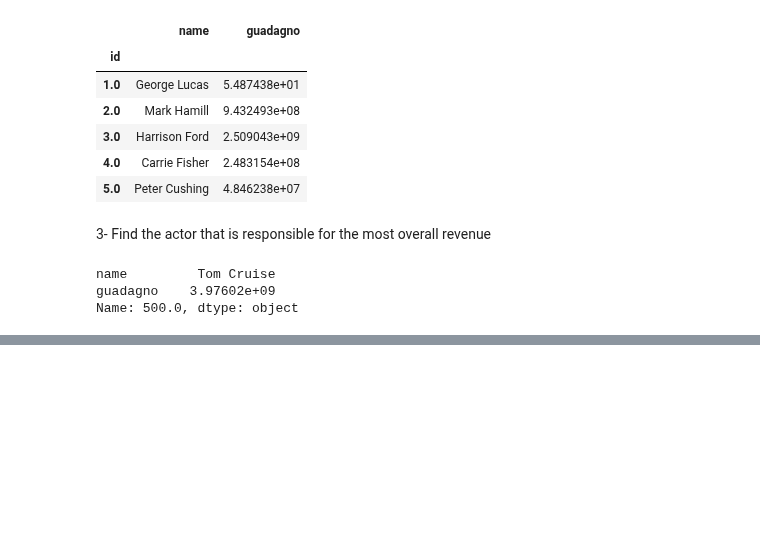
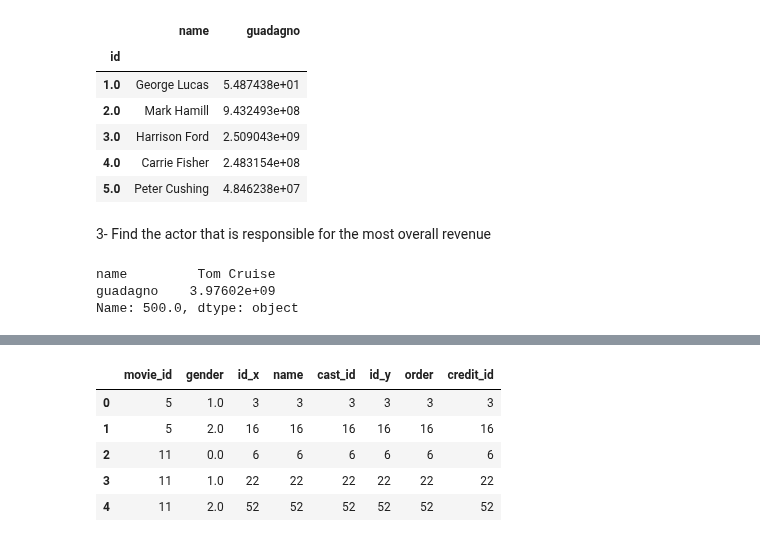
Before and after one commit to silviasantamaria/computerscience, a Jupyter notebook: NUOVO_PROJECT.ipynb, the cells around one changed output, grey strips where cells are left out. Drawn from its saved outputs; the diff is of its cells as text; code cells hidden in the pictures; blank space fills up the shorter version.

```diff
--- a/NUOVO_PROJECT.ipynb
+++ b/NUOVO_PROJECT.ipynb
@@ -543,0 +576,11 @@ Name: 500.0, dtype: object
+# %%
+grouped = merged.groupby(by =['movie_id', 'gender']).count()
+counter = grouped.reset_index()
+counter.head()
+# %% [output]
+|  | movie_id | gender | id_x | name | cast_id | id_y | order | credit_id |
+| 0 | 5 | 1.0 | 3 | 3 | 3 | 3 | 3 | 3 |
+| 1 | 5 | 2.0 | 16 | 16 | 16 | 16 | 16 | 16 |
+| 2 | 11 | 0.0 | 6 | 6 | 6 | 6 | 6 | 6 |
+| 3 | 11 | 1.0 | 22 | 22 | 22 | 22 | 22 | 22 |
+| 4 | 11 | 2.0 | 52 | 52 | 52 | 52 | 52 | 52 |
```
Also changed, not shown: parts of 8 cells of this notebook.
